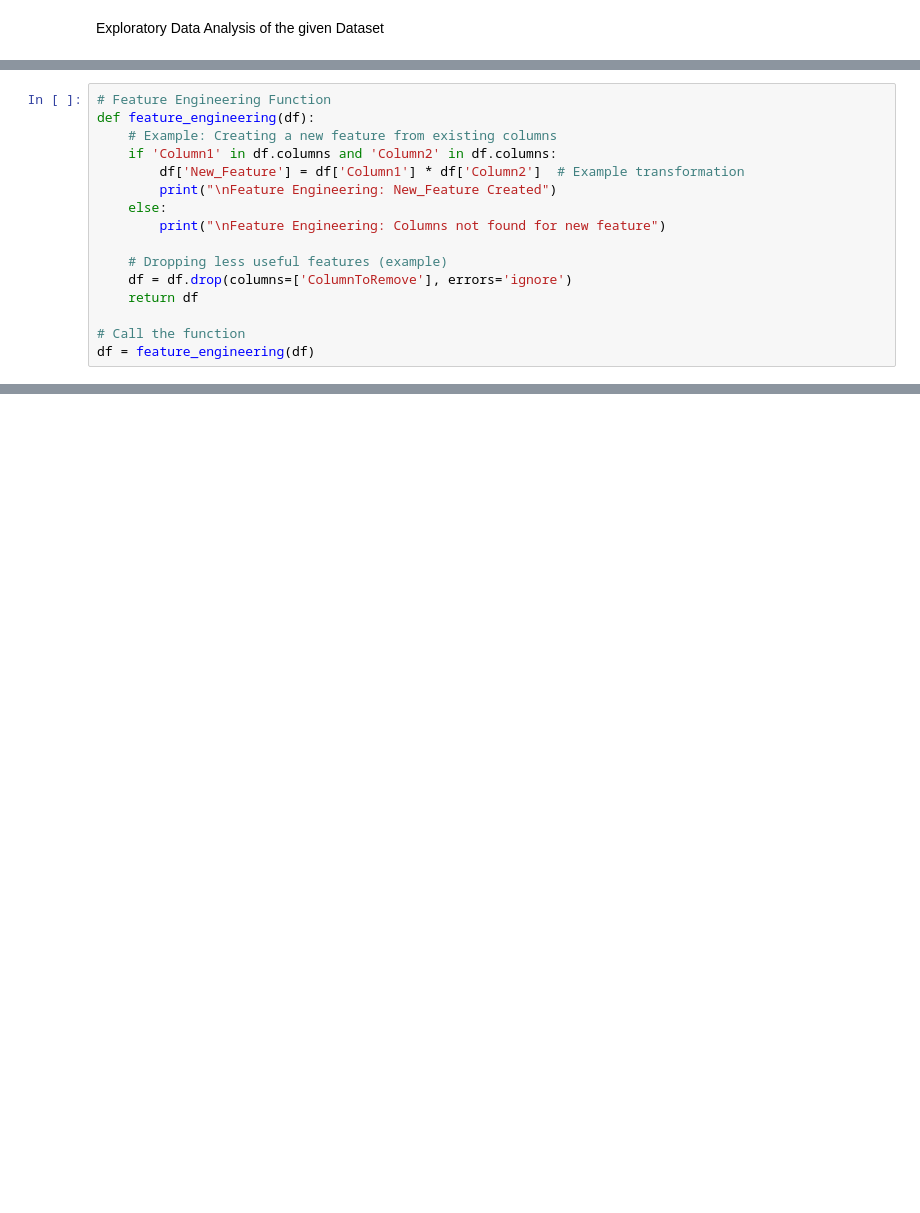
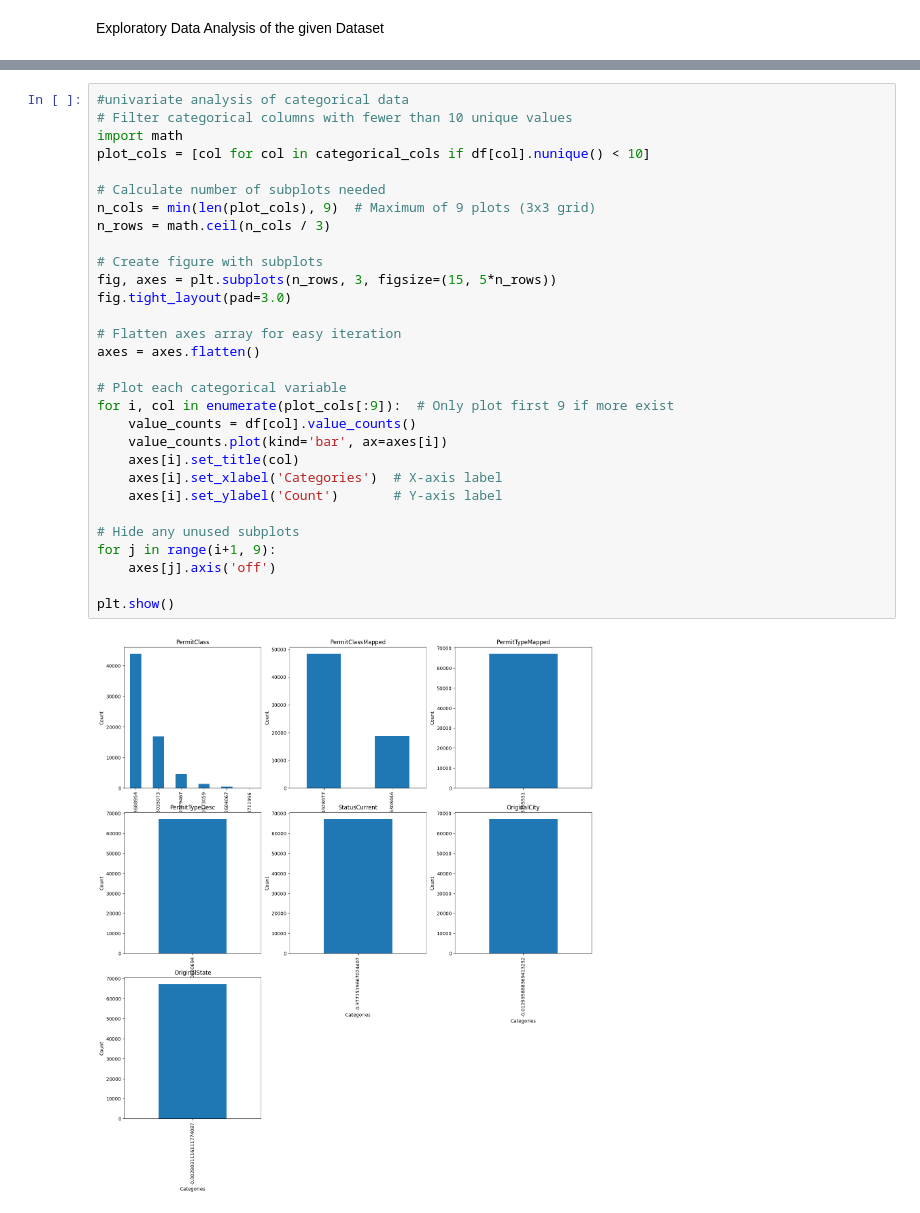
Before and after one commit to Dhairya-A-Mehra/DSBI, a Jupyter notebook: main.ipynb, the cells around one changed output, grey strips where cells are left out. Saved outputs shown, nothing was run; the diff lists cells and outputs as text; blank space fills up the shorter version.

```diff
--- a/main.ipynb
+++ b/main.ipynb
@@ -528,16 +489,0 @@ bivariate_analysis(df, sample_size=1000)
-# %%
-# Feature Engineering Function
-def feature_engineering(df):
-    # Example: Creating a new feature from existing columns
-    if 'Column1' in df.columns and 'Column2' in df.columns:
-        df['New_Feature'] = df['Column1'] * df['Column2']  # Example transformation
-        print("\nFeature Engineering: New_Feature Created")
-    else:
-        print("\nFeature Engineering: Columns not found for new feature")
-
-    # Dropping less useful features (example)
-    df = df.drop(columns=['ColumnToRemove'], errors='ignore')
-    return df
-
-# Call the function
-df = feature_engineering(df)
@@ -581,0 +490,32 @@ data_visualization(df)
+# %%
+#univariate analysis of categorical data
+# Filter categorical columns with fewer than 10 unique values
+import math
+plot_cols = [col for col in categorical_cols if df[col].nunique() < 10]
+
+# Calculate number of subplots needed
+n_cols = min(len(plot_cols), 9)  # Maximum of 9 plots (3x3 grid)
+n_rows = math.ceil(n_cols / 3)
+
+# Create figure with subplots
+fig, axes = plt.subplots(n_rows, 3, figsize=(15, 5*n_rows))
+fig.tight_layout(pad=3.0)
+
+# Flatten axes array for easy iteration
+axes = axes.flatten()
+
+# Plot each categorical variable
+for i, col in enumerate(plot_cols[:9]):  # Only plot first 9 if more exist
+    value_counts = df[col].value_counts()
+    value_counts.plot(kind='bar', ax=axes[i])
+    axes[i].set_title(col)
+    axes[i].set_xlabel('Categories')  # X-axis label
+    axes[i].set_ylabel('Count')       # Y-axis label
+
+# Hide any unused subplots
+for j in range(i+1, 9):
+    axes[j].axis('off')
+
+plt.show()
+# %% [output]
+[figure, added]
```
Also changed, not shown: parts of 21 cells of this notebook, 3 other files.
